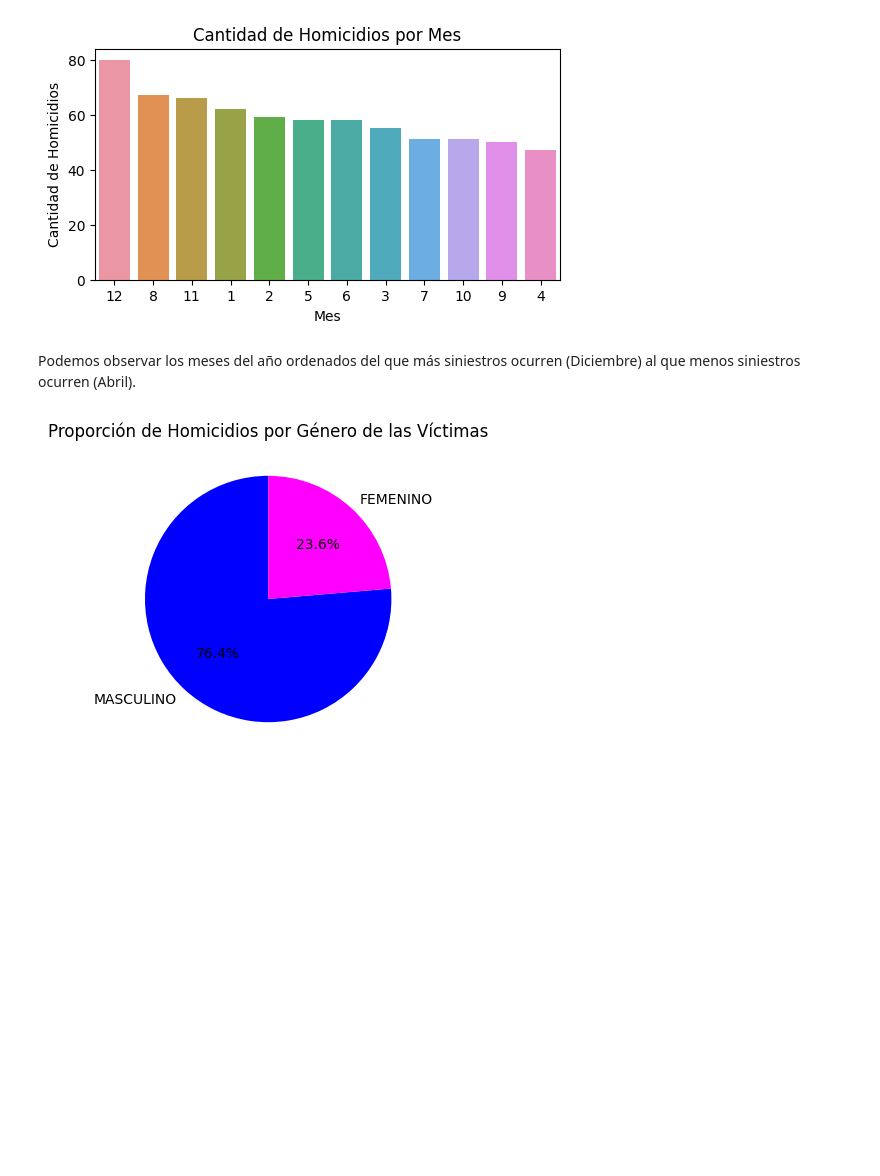
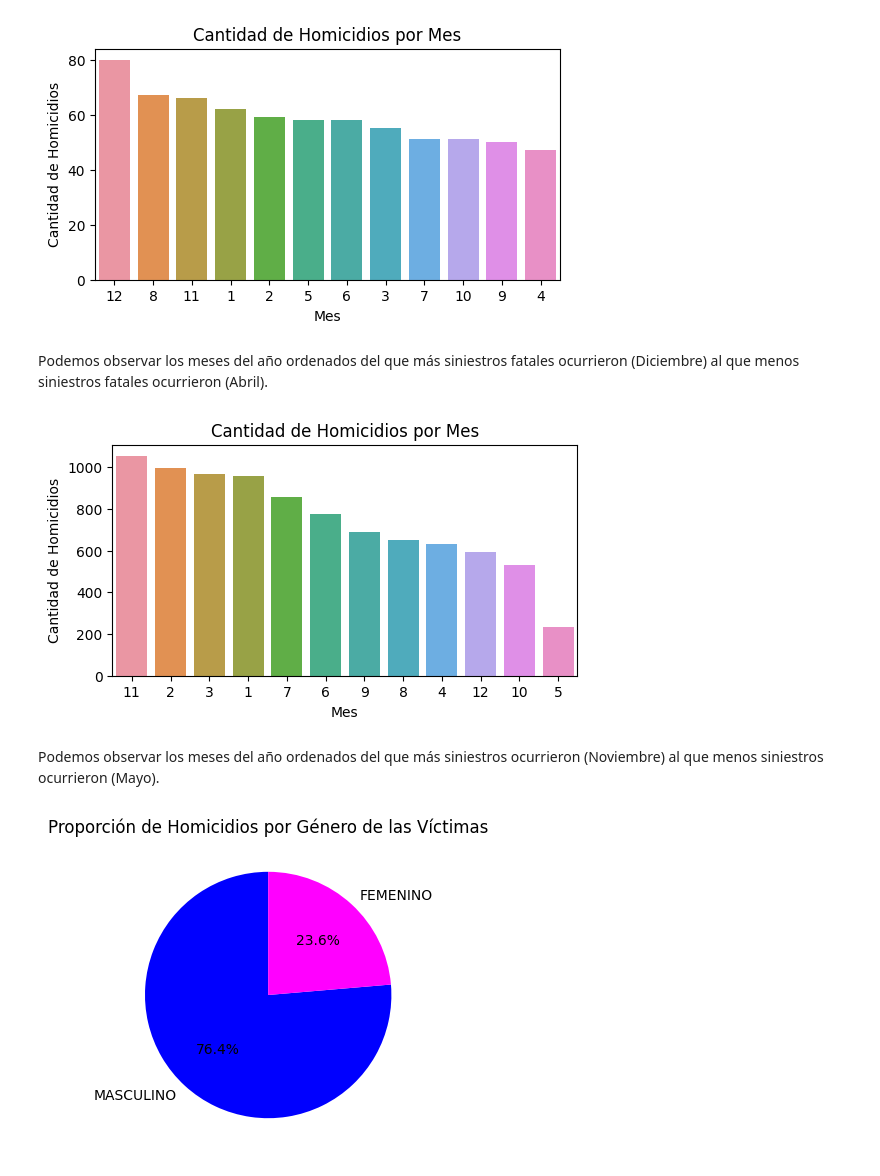
Before and after one commit to torcivita/PI-Siniestros-Viales, a Jupyter notebook: ETL + EDA.ipynb, the cells around one changed output. Saved outputs shown, nothing was run; the diff lists cells and outputs as text; code cells hidden in the pictures; blank space fills up the shorter version.

```diff
--- a/ETL + EDA.ipynb
+++ b/ETL + EDA.ipynb
@@ -682,7 +707,19 @@ plt.show()
 # %% [output]
 [figure]
 # %% [markdown]
-Podemos observar los meses del año ordenados del que más siniestros ocurren (Diciembre) al que menos siniestros ocurren (Abril).
+Podemos observar los meses del año ordenados del que más siniestros fatales ocurrieron (Diciembre) al que menos siniestros fatales ocurrieron (Abril).
+# %%
+# Comparamos la cantidad de accidentes no fatales por los distintos meses para saber en qué mes ocurren mayor cantidad de siniestros.
+plt.figure(figsize=(6, 3))
+sns.countplot(x='MM', data=lesiones_merge, order=lesiones_merge['MM'].value_counts().index)
+plt.title('Cantidad de Homicidios por Mes')
+plt.xlabel('Mes')
+plt.ylabel('Cantidad de Homicidios')
+plt.show()
+# %% [output]
+[figure, added]
+# %% [markdown]
+Podemos observar los meses del año ordenados del que más siniestros ocurrieron (Noviembre) al que menos siniestros ocurrieron (Mayo).
 # %%
 # Comparamos la cantidad de accidentes fatales por género de las víctimas
 plt.figure(figsize=(4, 4))
```
Also changed, not shown: parts of 13 cells of this notebook, 3 other files.
